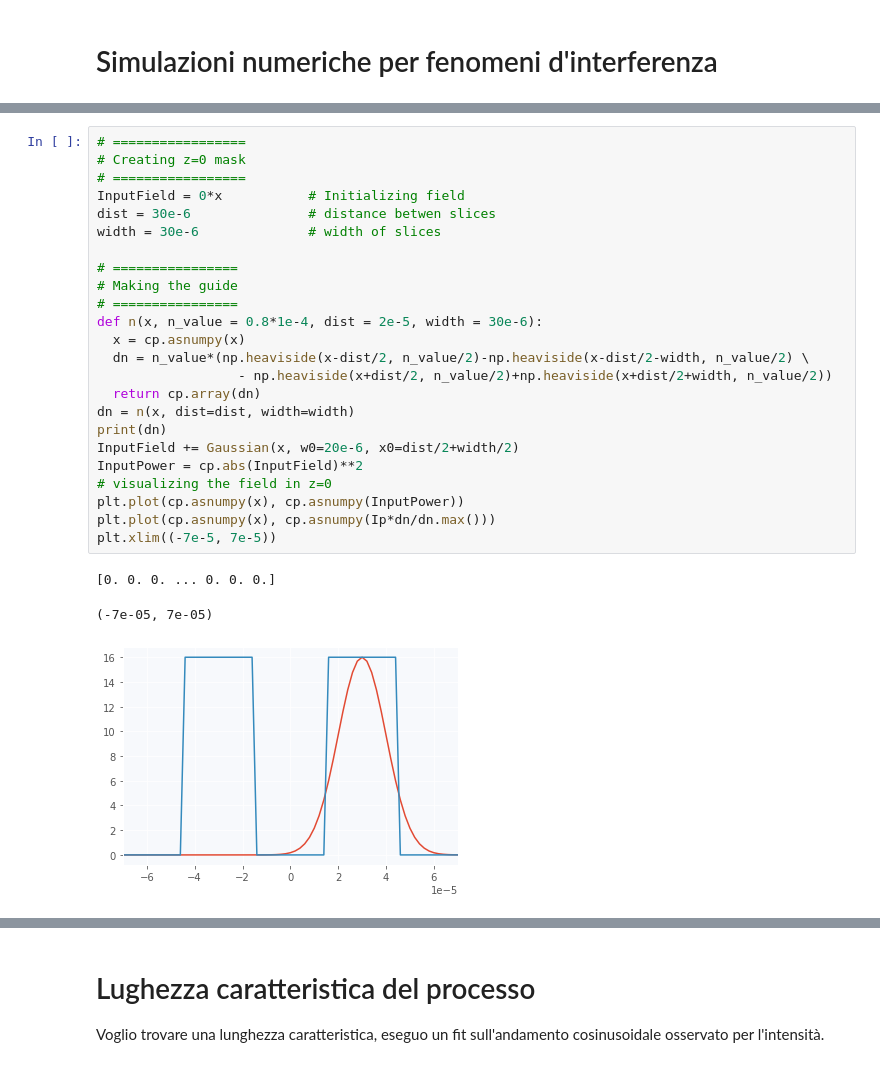
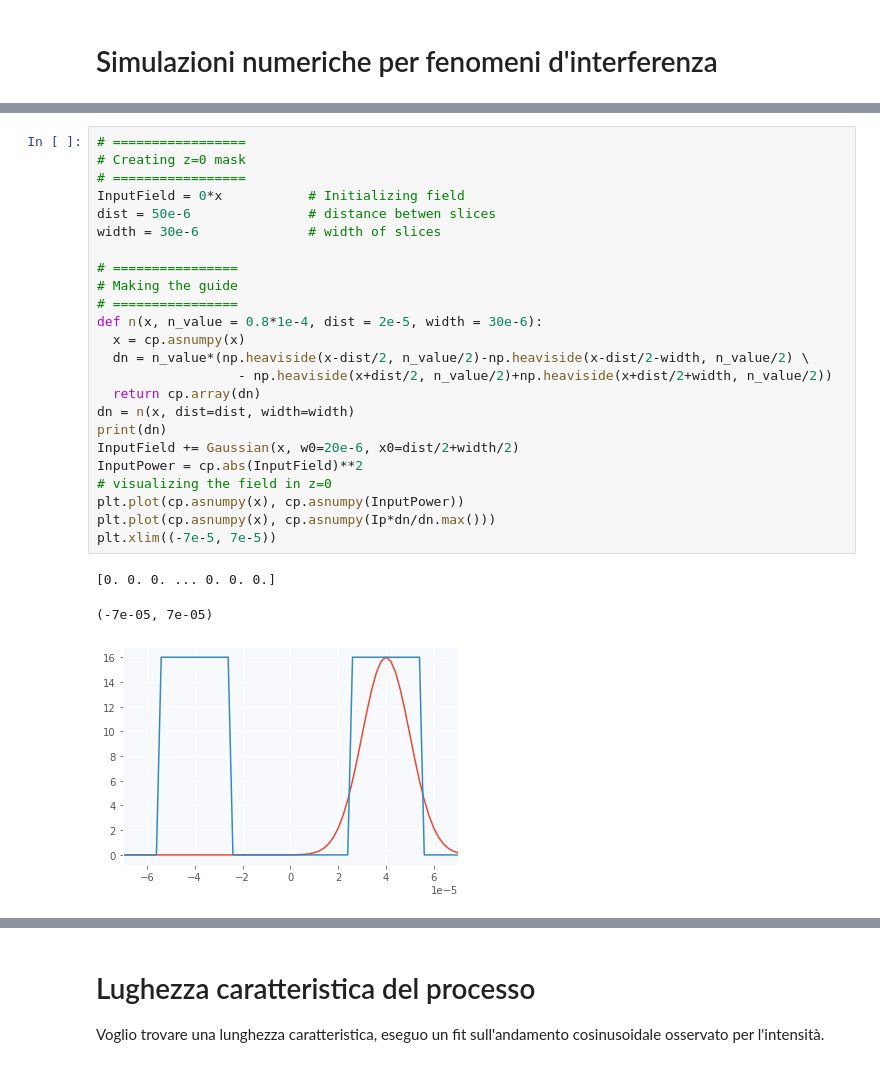
Before and after one commit to Unoaccaso/lab_projects, a Jupyter notebook: gioco_del_saltabuco.ipynb, the cells around one changed output, grey strips where cells are left out. Drawn from its saved outputs; the diff is of its cells as text.

```diff
--- a/gioco_del_saltabuco.ipynb
+++ b/gioco_del_saltabuco.ipynb
@@ -227,31 +230,31 @@ def show_results(OutputPower, FieldModuleMemory, Color):
 # %%
 # =================
 # Creating z=0 mask
 # =================
 InputField = 0*x           # Initializing field
-dist = 30e-6               # distance betwen slices
+dist = 50e-6               # distance betwen slices
 width = 30e-6              # width of slices
 
 # ================
 # Making the guide
 # ================
 def n(x, n_value = 0.8*1e-4, dist = 2e-5, width = 30e-6):
   x = cp.asnumpy(x)
   dn = n_value*(np.heaviside(x-dist/2, n_value/2)-np.heaviside(x-dist/2-width, n_value/2) \
                   - np.heaviside(x+dist/2, n_value/2)+np.heaviside(x+dist/2+width, n_value/2))
   return cp.array(dn)
 dn = n(x, dist=dist, width=width)
 print(dn)
 InputField += Gaussian(x, w0=20e-6, x0=dist/2+width/2)
 InputPower = cp.abs(InputField)**2
 # visualizing the field in z=0
 plt.plot(cp.asnumpy(x), cp.asnumpy(InputPower))
 plt.plot(cp.asnumpy(x), cp.asnumpy(Ip*dn/dn.max()))
 plt.xlim((-7e-5, 7e-5))
 # %% [output]
 [0. 0. 0. ... 0. 0. 0.]
 (-7e-05, 7e-05)
-[figure, old version]
+[figure, new version]
 # %%
 Color, OutputField, FieldModuleMemory = propagate_and_get_rgb(InputField, Lambda, dn=dn)
 show_results(cp.abs(OutputField)**2, FieldModuleMemory[np.abs(x)<4e-4, :], Color)
```
Also changed, not shown: parts of 7 cells of this notebook.
